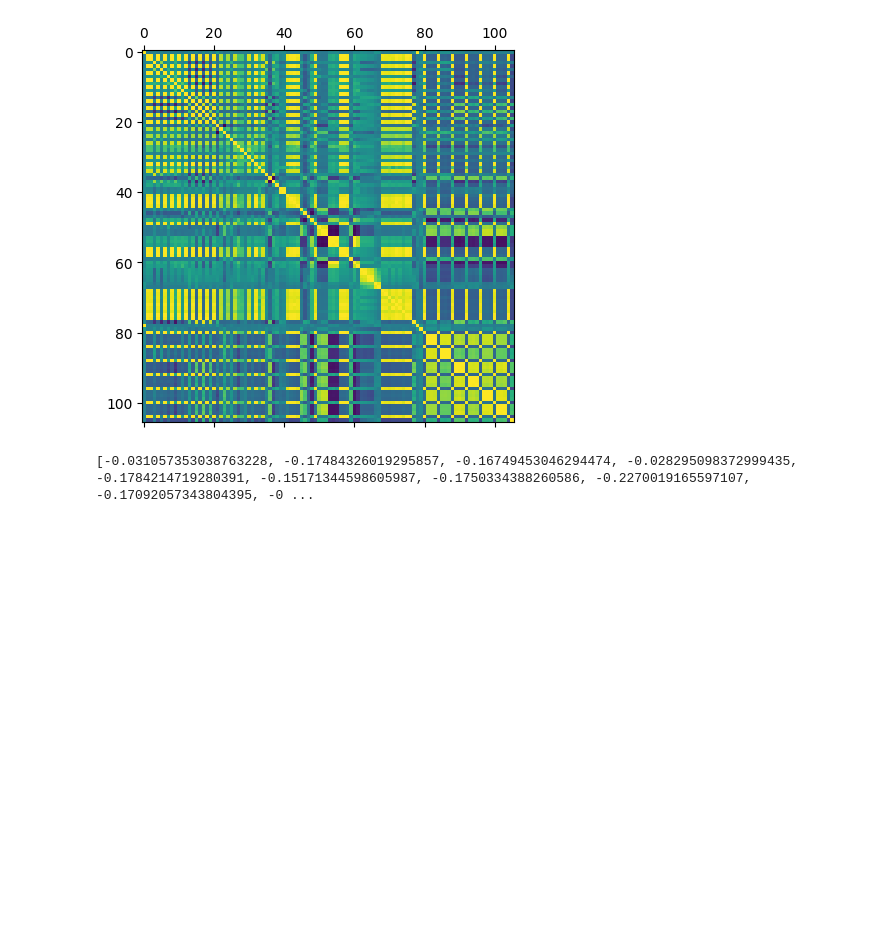
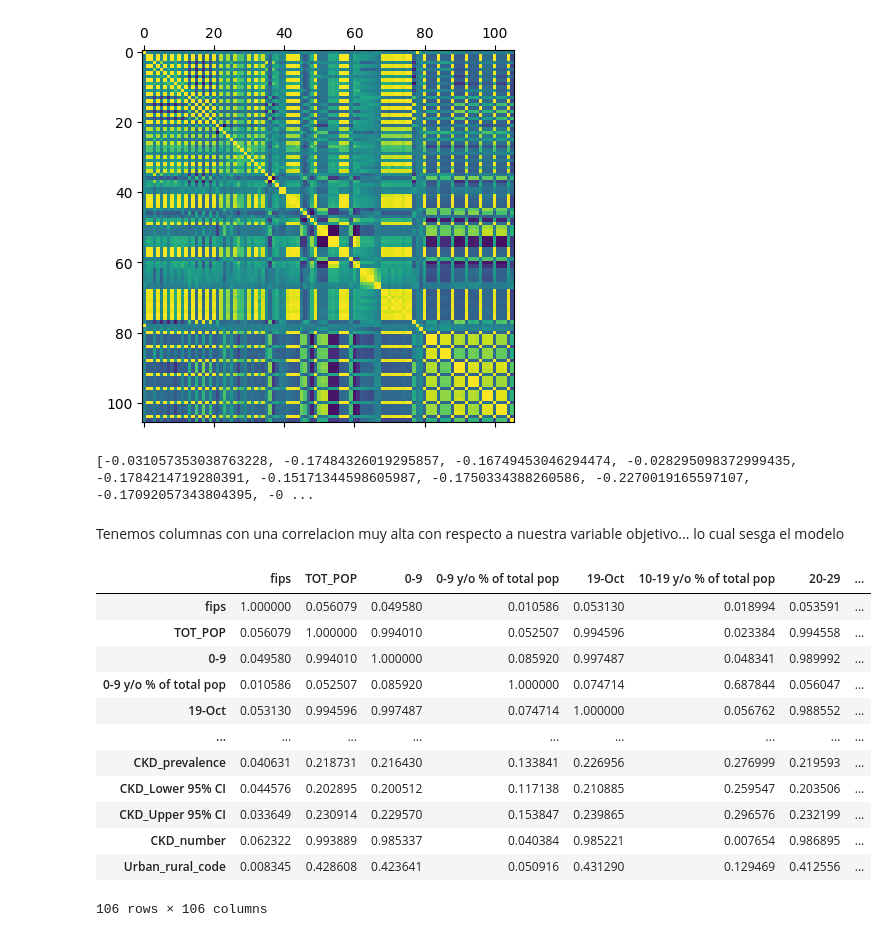
Before and after one commit to LuisCamachoRivero/regresion_lineal_regularizada, a Jupyter notebook: src/explore.ipynb, the cells around one changed output. Saved outputs shown, nothing was run; the diff lists cells and outputs as text; code cells hidden in the pictures; blank space fills up the shorter version.

```diff
--- a/src/explore.ipynb
+++ b/src/explore.ipynb
@@ -191,3 +191,22 @@ plt.show()
 print(list(df.corr()['diabetes_prevalence']))
 # %% [output]
 [-0.031057353038763228, -0.17484326019295857, -0.16749453046294474, -0.028295098372999435, -0.1784214719280391, -0.15171344598605987, -0.1750334388260586, -0.2270019165597107, -0.17092057343804395, -0 ...
+# %% [markdown]
+Tenemos columnas con una correlacion muy alta con respecto a nuestra variable objetivo... lo cual sesga el modelo
+# %%
+corr_matrix = df.corr().abs()
+corr_matrix
+# %% [output]
+|  | fips | TOT_POP | 0-9 | 0-9 y/o % of total pop | 19-Oct | 10-19 y/o % of total pop | 20-29 | ... |
+| fips | 1.000000 | 0.056079 | 0.049580 | 0.010586 | 0.053130 | 0.018994 | 0.053591 | ... |
+| TOT_POP | 0.056079 | 1.000000 | 0.994010 | 0.052507 | 0.994596 | 0.023384 | 0.994558 | ... |
+| 0-9 | 0.049580 | 0.994010 | 1.000000 | 0.085920 | 0.997487 | 0.048341 | 0.989992 | ... |
+| 0-9 y/o % of total pop | 0.010586 | 0.052507 | 0.085920 | 1.000000 | 0.074714 | 0.687844 | 0.056047 | ... |
+| 19-Oct | 0.053130 | 0.994596 | 0.997487 | 0.074714 | 1.000000 | 0.056762 | 0.988552 | ... |
+| ... | ... | ... | ... | ... | ... | ... | ... | ... |
+| CKD_prevalence | 0.040631 | 0.218731 | 0.216430 | 0.133841 | 0.226956 | 0.276999 | 0.219593 | ... |
+| CKD_Lower 95% CI | 0.044576 | 0.202895 | 0.200512 | 0.117138 | 0.210885 | 0.259547 | 0.203506 | ... |
+| CKD_Upper 95% CI | 0.033649 | 0.230914 | 0.229570 | 0.153847 | 0.239865 | 0.296576 | 0.232199 | ... |
+| CKD_number | 0.062322 | 0.993889 | 0.985337 | 0.040384 | 0.985221 | 0.007654 | 0.986895 | ... |
+| Urban_rural_code | 0.008345 | 0.428608 | 0.423641 | 0.050916 | 0.431290 | 0.129469 | 0.412556 | ... |
+106 rows × 106 columns
```
Also changed, not shown: parts of 1 cell of this notebook.
